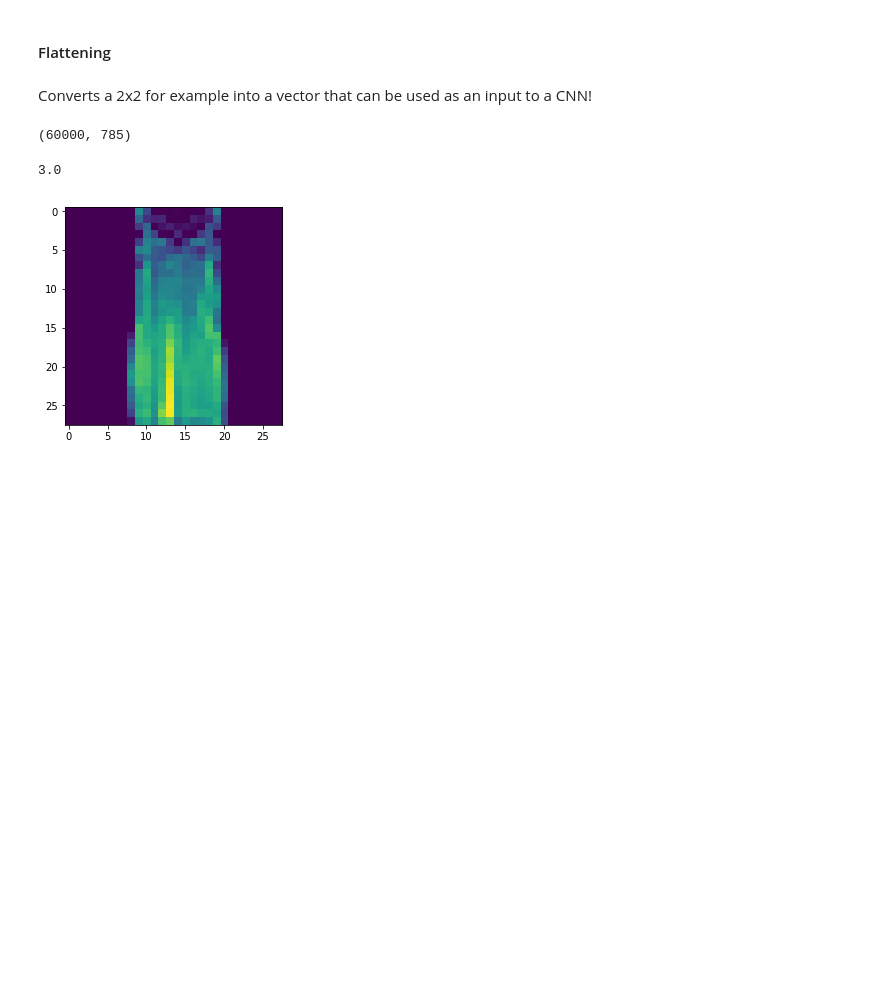
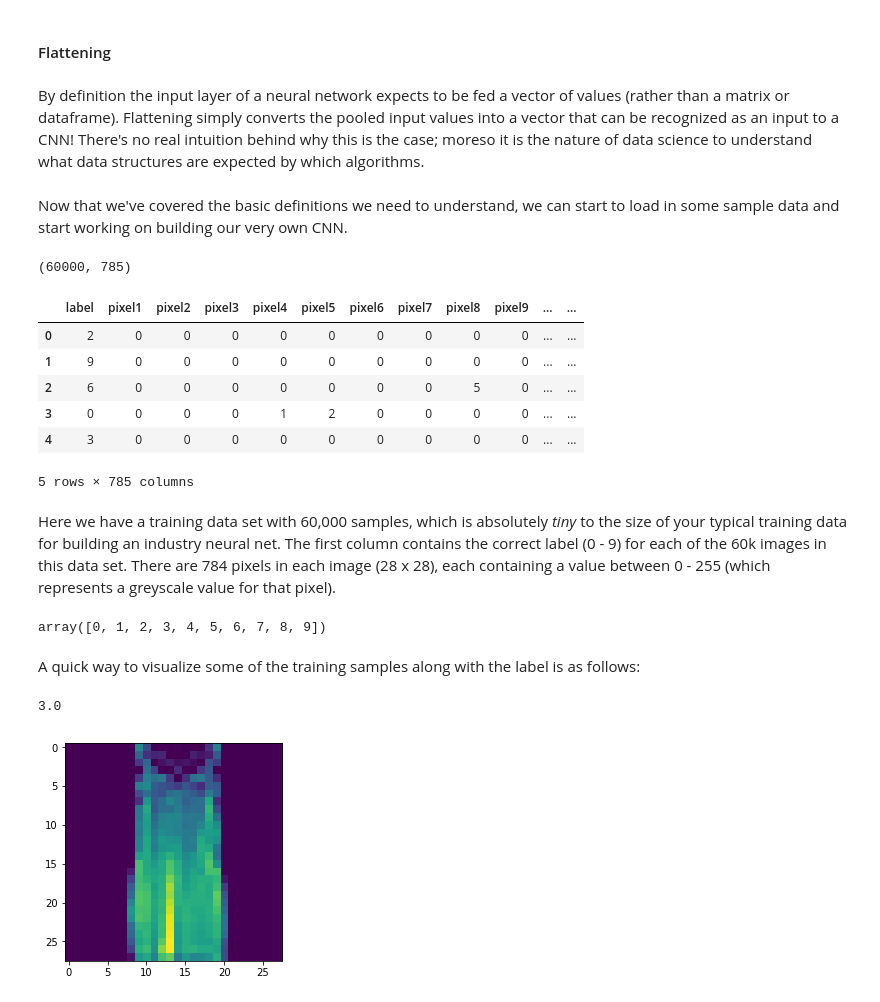
Before and after one commit to Veganveins/side_projects, a Jupyter notebook: Convolutional Neural Networks.ipynb, the cells around one changed output. Saved outputs shown, nothing was run; the diff lists cells and outputs as text; code cells hidden in the pictures; blank space fills up the shorter version.

```diff
--- a/Convolutional Neural Networks.ipynb
+++ b/Convolutional Neural Networks.ipynb
@@ -27,7 +28,9 @@ Helps avoid overfitting by reducing feature map dimensionality. This improves co
 # %% [markdown]
 #### Flattening
-# %% [markdown]
-Converts a 2x2 for example into a vector that can be used as an input to a CNN!
+# %% [markdown]
+By definition the input layer of a neural network expects to be fed a vector of values (rather than a matrix or dataframe). Flattening simply converts the pooled input values into a vector that can be recognized as an input to a CNN! There's no real intuition behind why this is the case; moreso it is the nature of data science to understand what data structures are expected by which algorithms.
+# %% [markdown]
+Now that we've covered the basic definitions we need to understand, we can start to load in some sample data and start working on building our very own CNN.
 # %%
 import pandas as pd
 import numpy as np
@@ -44,4 +44,22 @@ training.shape
 # %% [output]
 (60000, 785)
+# %%
+train.head()
+# %% [output]
+|  | label | pixel1 | pixel2 | pixel3 | pixel4 | pixel5 | pixel6 | pixel7 | pixel8 | pixel9 | ... | ... |
+| 0 | 2 | 0 | 0 | 0 | 0 | 0 | 0 | 0 | 0 | 0 | ... | ... |
+| 1 | 9 | 0 | 0 | 0 | 0 | 0 | 0 | 0 | 0 | 0 | ... | ... |
+| 2 | 6 | 0 | 0 | 0 | 0 | 0 | 0 | 0 | 5 | 0 | ... | ... |
+| 3 | 0 | 0 | 0 | 0 | 1 | 2 | 0 | 0 | 0 | 0 | ... | ... |
+| 4 | 3 | 0 | 0 | 0 | 0 | 0 | 0 | 0 | 0 | 0 | ... | ... |
+5 rows × 785 columns
+# %% [markdown]
+Here we have a training data set with 60,000 samples, which is absolutely _tiny_ to the size of your typical training data for building an industry neural net. The first column contains the correct label (0 - 9) for each of the 60k images in this data set. There are 784 pixels in each image (28 x 28), each containing a value between 0 - 255 (which represents a greyscale value for that pixel).
+# %%
+train.label.sort_values().unique()
+# %% [output]
+array([0, 1, 2, 3, 4, 5, 6, 7, 8, 9])
+# %% [markdown]
+A quick way to visualize some of the training samples along with the label is as follows:
 # %%
 import random
```
Also changed, not shown: parts of 31 cells of this notebook, 1 other file.
